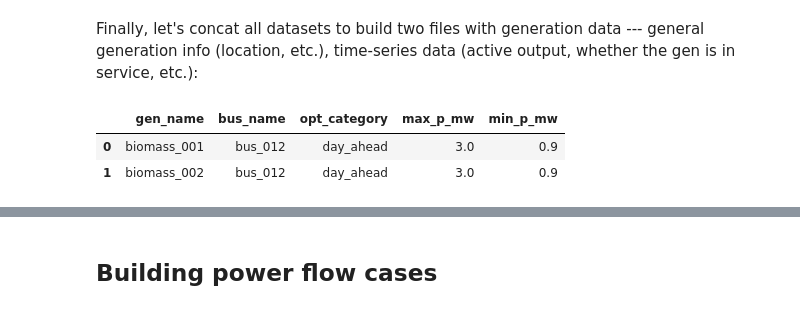
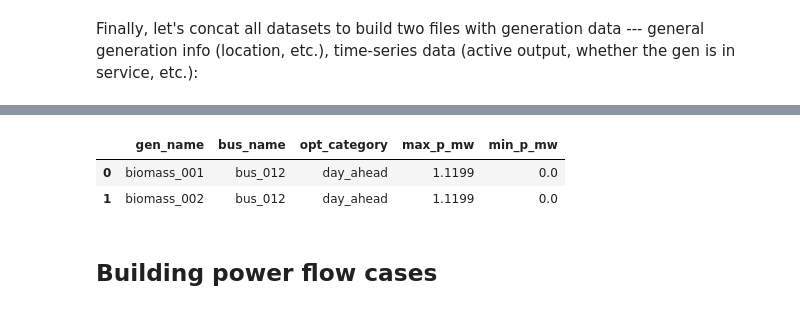
Before and after one commit to evgenytsydenov/ieee118_power_flow_data, a Jupyter notebook: notebooks/prepare_power_flow_data.ipynb, the cells around one changed output, grey strips where cells are left out. Drawn from its saved outputs; the diff is of its cells as text; code cells hidden in the pictures.

```diff
--- a/notebooks/prepare_power_flow_data.ipynb
+++ b/notebooks/prepare_power_flow_data.ipynb
@@ -346,7 +334,7 @@ transformed_outages_ts = transform_outages_ts(
     parsed_nrel118_outages_ts=nrel118_outages_ts
 )
 transformed_gens_escalated_ts = transform_gens_escalated_ts(
-    parsed_nrel118_gens=nrel118_gens,
+    transformed_gens=transformed_gens,
     parsed_nrel118_escalators_ts=nrel118_escalators_ts,
 )
 transformed_gens_ts = transform_gens_ts(
@@ -358,13 +346,6 @@ transformed_gens_ts = transform_gens_ts(
 )
 # %% [markdown]
 Finally, let's concat all datasets to build two files with generation data --- general generation info (location, etc.), time-series data (active output, whether the gen is in service, etc.):
-# %%
-gens = prepare_gens(transformed_gens=transformed_gens)
-gens.head(2)
-# %% [output]
-|  | gen_name | bus_name | opt_category | max_p_mw | min_p_mw |
-| 0 | biomass_001 | bus_012 | day_ahead | 3.0 | 0.9 |
-| 1 | biomass_002 | bus_012 | day_ahead | 3.0 | 0.9 |
 # %%
 gens_ts = prepare_gens_ts(
     transformed_gens=transformed_gens,
@@ -377,6 +358,13 @@ gens_ts.head(2)
 |  | datetime | gen_name | in_service | p_mw | max_q_mvar | min_q_mvar | max_p_mw | min_p_mw |
 | 0 | 2024-01-01 | biomass_001 | True | NaN | 0.735 | -0.315 | 1.05 | 0.0 |
 | 1 | 2024-01-01 | biomass_002 | True | NaN | 0.735 | -0.315 | 1.05 | 0.0 |
+# %%
+gens = prepare_gens(transformed_gens=transformed_gens, prepared_gens_ts=gens_ts)
+gens.head(2)
+# %% [output]
+|  | gen_name | bus_name | opt_category | max_p_mw | min_p_mw |
+| 0 | biomass_001 | bus_012 | day_ahead | 1.1199 | 0.0 |
+| 1 | biomass_002 | bus_012 | day_ahead | 1.1199 | 0.0 |
 # %% [markdown]
 ## Building power flow cases
 # %% [markdown]
```
Also changed, not shown: parts of 2 cells of this notebook, 1 other file.
